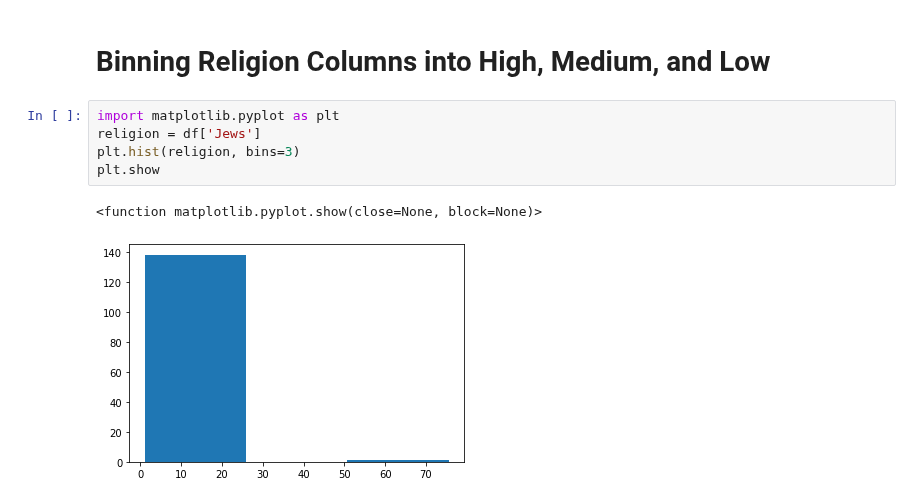
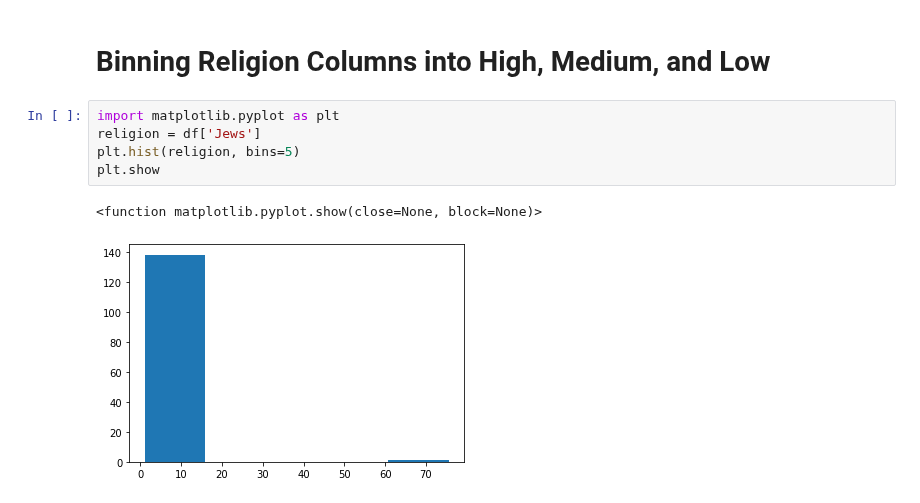
Before and after one commit to StephenDini/Mortality_Predictor, a Jupyter notebook: Mortality_machine_learning_3.ipynb, the cells around one changed output. Drawn from its saved outputs; the diff is of its cells as text.

```diff
--- a/Mortality_machine_learning_3.ipynb
+++ b/Mortality_machine_learning_3.ipynb
@@ -109,8 +109,8 @@ print(y_train.shape)
 # %%
 import matplotlib.pyplot as plt
 religion = df['Jews']
-plt.hist(religion, bins=3)
+plt.hist(religion, bins=5)
 plt.show
 # %% [output]
 <function matplotlib.pyplot.show(close=None, block=None)>
-[figure, old version]
+[figure, new version]
```
Also changed, not shown: 1 other file.
